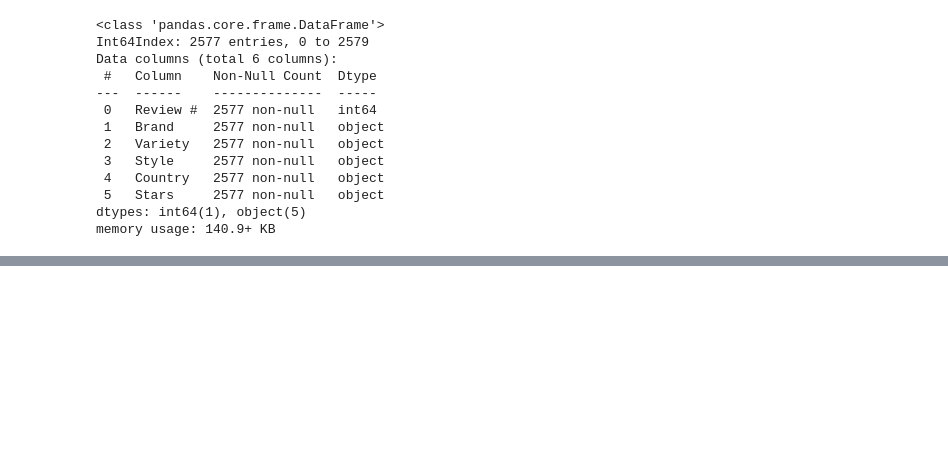
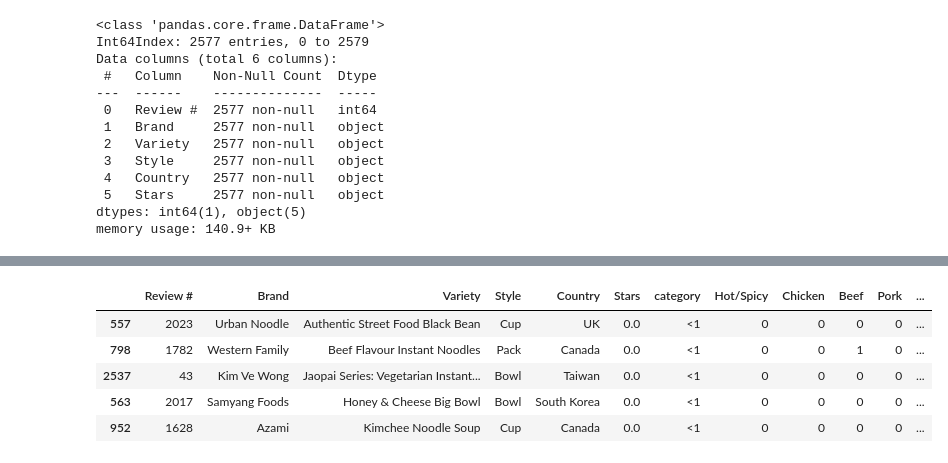
Before and after one commit to rohinijagath/ramen-reviews, a Jupyter notebook: ramen-reviews-eda.ipynb, the cells around one changed output, grey strips where cells are left out. Drawn from its saved outputs; the diff is of its cells as text; code cells hidden in the pictures; blank space fills up the shorter version.

```diff
--- a/ramen-reviews-eda.ipynb
+++ b/ramen-reviews-eda.ipynb
@@ -181,0 +193,38 @@ This feature examines the length of the product description.
+# %%
+# extract features (hotness)
+ramen['Hot'] = ramen.Variety.str.contains('Hot',na=False).astype(int)
+ramen['Spicy'] = ramen.Variety.str.contains('Spicy',na=False).astype(int)
+ramen['Curry'] = ramen.Variety.str.contains('Curry',na=False).astype(int)
+ramen['Hot/Spicy'] = ramen['Hot'] + ramen['Spicy'] + ramen['Curry']
+ramen['Hot/Spicy'].replace(2,1, inplace=True)
+ramen['Hot/Spicy'].replace(3,1, inplace=True)
+
+# protein types
+ramen['Chicken'] = ramen.Variety.str.contains('Chicken',na=False).astype(int)
+ramen['Beef'] = ramen.Variety.str.contains('Beef',na=False).astype(int)
+ramen['Pork'] = ramen.Variety.str.contains('Pork',na=False).astype(int)
+
+# seafood feature
+ramen['Seafood'] = ramen.Variety.str.contains('Seafood',na=False).astype(int)
+ramen['Shrimp'] = ramen.Variety.str.contains('Shrimp',na=False).astype(int)
+ramen['Seafood'] = ramen['Seafood'] + ramen['Shrimp']
+ramen.Seafood.replace(2,1, inplace=True)
+
+# vegatables
+# seafood feature
+ramen['Vegetable'] = ramen.Variety.str.contains('Vegetable',na=False).astype(int)
+ramen['Vegetarian'] = ramen.Variety.str.contains('Vegetarian',na=False).astype(int)
+ramen['Vegetable'] = ramen['Vegetable'] + ramen['Vegetarian']
+ramen.Vegetable.replace(2,1, inplace=True)
+
+# drop unnecessary columns
+ramen.drop(['Vegetarian', 'Shrimp', 'Hot', 'Spicy', 'Curry'], axis=1, inplace=True)
+# %%
+ramen.head()
+# %% [output]
+|  | Review # | Brand | Variety | Style | Country | Stars | category | Hot/Spicy | Chicken | Beef | Pork | ... |
+| 557 | 2023 | Urban Noodle | Authentic Street Food Black Bean | Cup | UK | 0.0 | <1 | 0 | 0 | 0 | 0 | ... |
+| 798 | 1782 | Western Family | Beef Flavour Instant Noodles | Pack | Canada | 0.0 | <1 | 0 | 0 | 1 | 0 | ... |
+| 2537 | 43 | Kim Ve Wong | Jaopai Series: Vegetarian Instant... | Bowl | Taiwan | 0.0 | <1 | 0 | 0 | 0 | 0 | ... |
+| 563 | 2017 | Samyang Foods | Honey & Cheese Big Bowl | Bowl | South Korea | 0.0 | <1 | 0 | 0 | 0 | 0 | ... |
+| 952 | 1628 | Azami | Kimchee Noodle Soup | Cup | Canada | 0.0 | <1 | 0 | 0 | 0 | 0 | ... |
```
Also changed, not shown: parts of 10 cells of this notebook.
